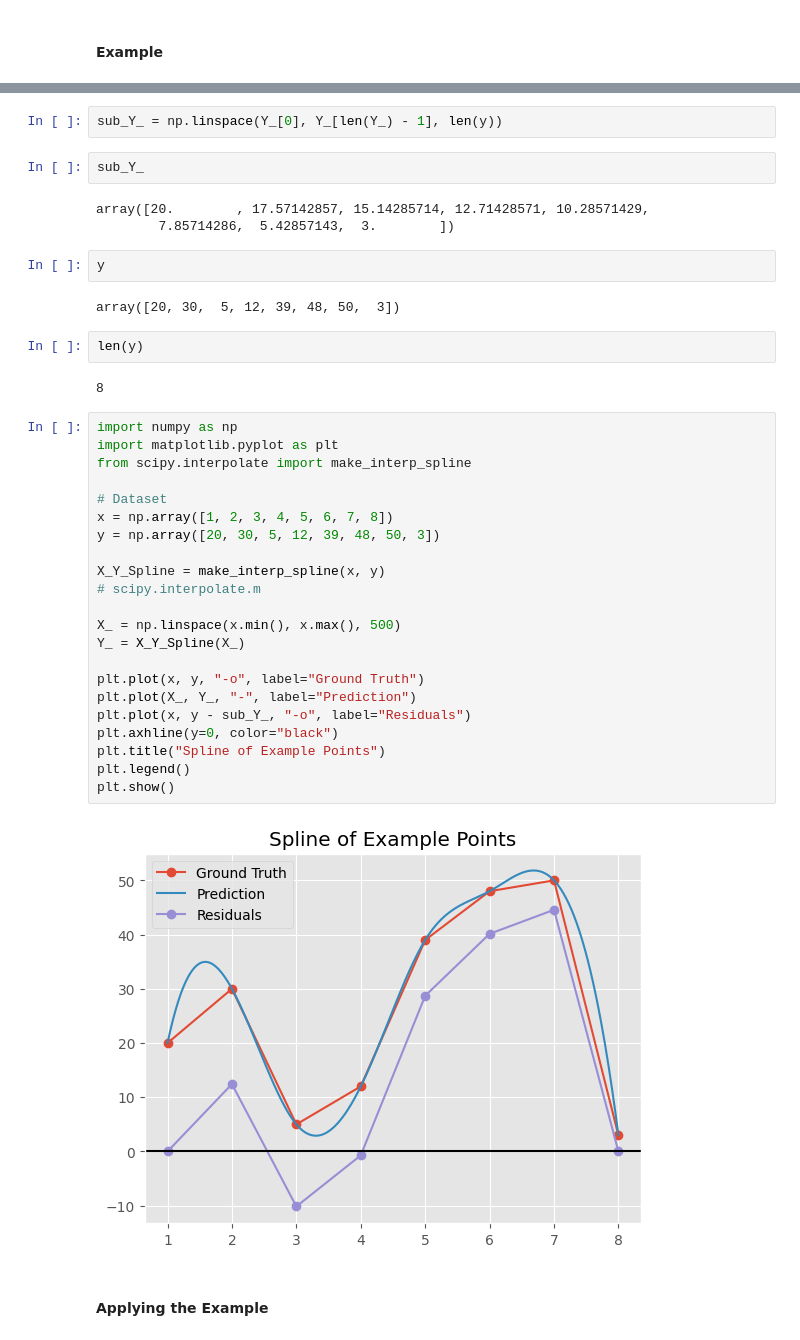
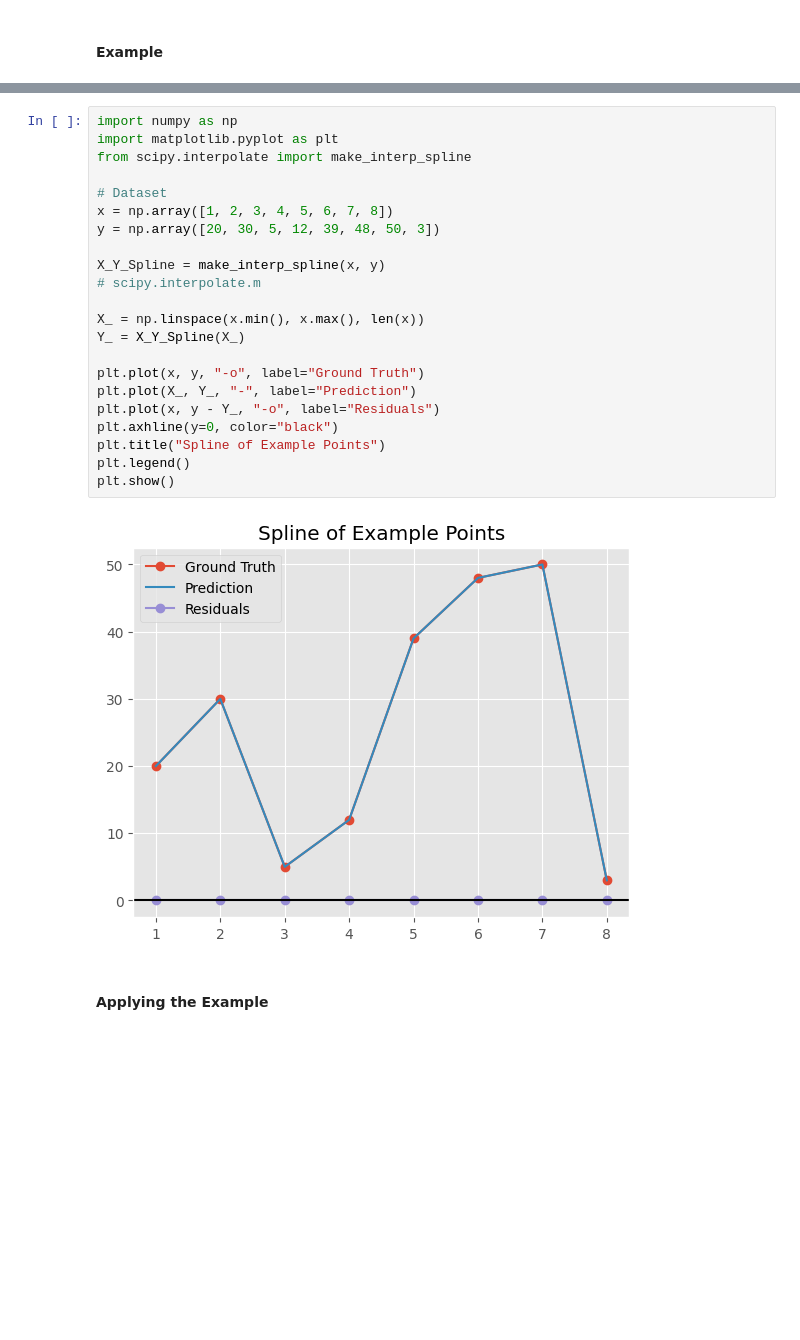
Before and after one commit to efwoods/Neuralink-Compression-Challenge, a Jupyter notebook: analysis/tutorials/polynomial-interpolation.ipynb, the cells around one changed output, grey strips where cells are left out. Cells and saved outputs as stored; diff of their text form; blank space fills up the shorter version.

```diff
--- a/analysis/tutorials/polynomial-interpolation.ipynb
+++ b/analysis/tutorials/polynomial-interpolation.ipynb
@@ -751,42 +699,27 @@ Series([], Name: Y_, dtype: float64)
-# %%
-sub_Y_ = np.linspace(Y_[0], Y_[len(Y_) - 1], len(y))
-# %%
-sub_Y_
-# %% [output]
-array([20.        , 17.57142857, 15.14285714, 12.71428571, 10.28571429,
-        7.85714286,  5.42857143,  3.        ])
-# %%
-y
-# %% [output]
-array([20, 30,  5, 12, 39, 48, 50,  3])
-# %%
-len(y)
-# %% [output]
-8
 # %%
 import numpy as np
 import matplotlib.pyplot as plt
 from scipy.interpolate import make_interp_spline
 
 # Dataset
 x = np.array([1, 2, 3, 4, 5, 6, 7, 8])
 y = np.array([20, 30, 5, 12, 39, 48, 50, 3])
 
 X_Y_Spline = make_interp_spline(x, y)
 # scipy.interpolate.m
 
-X_ = np.linspace(x.min(), x.max(), 500)
+X_ = np.linspace(x.min(), x.max(), len(x))
 Y_ = X_Y_Spline(X_)
 
 plt.plot(x, y, "-o", label="Ground Truth")
 plt.plot(X_, Y_, "-", label="Prediction")
-plt.plot(x, y - sub_Y_, "-o", label="Residuals")
+plt.plot(x, y - Y_, "-o", label="Residuals")
 plt.axhline(y=0, color="black")
 plt.title("Spline of Example Points")
 plt.legend()
 plt.show()
 # %% [output]
-[figure, old version]
+[figure, new version]
 # %% [markdown]
 #### Applying the Example
 # %%
```
Also changed, not shown: parts of 38 cells of this notebook.
